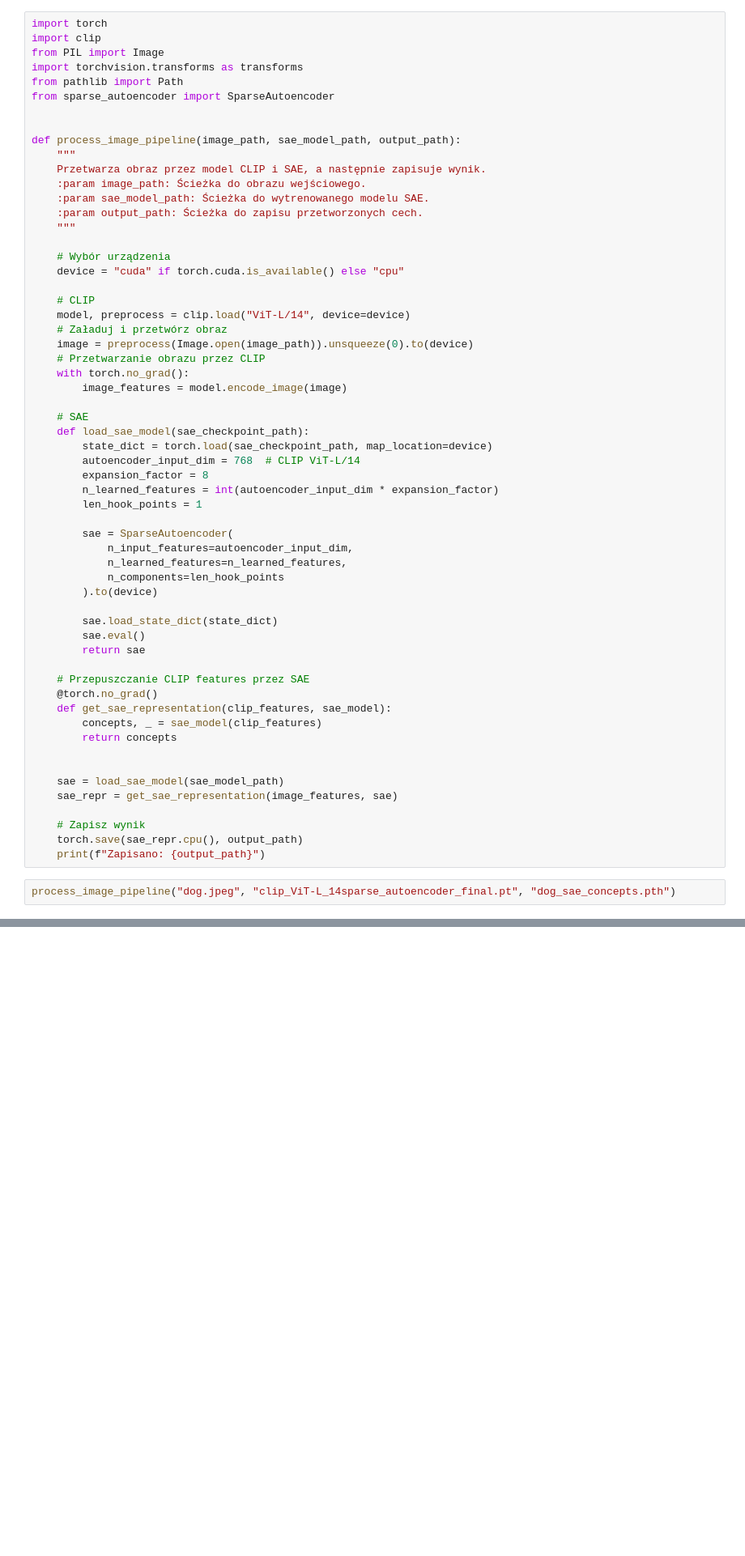
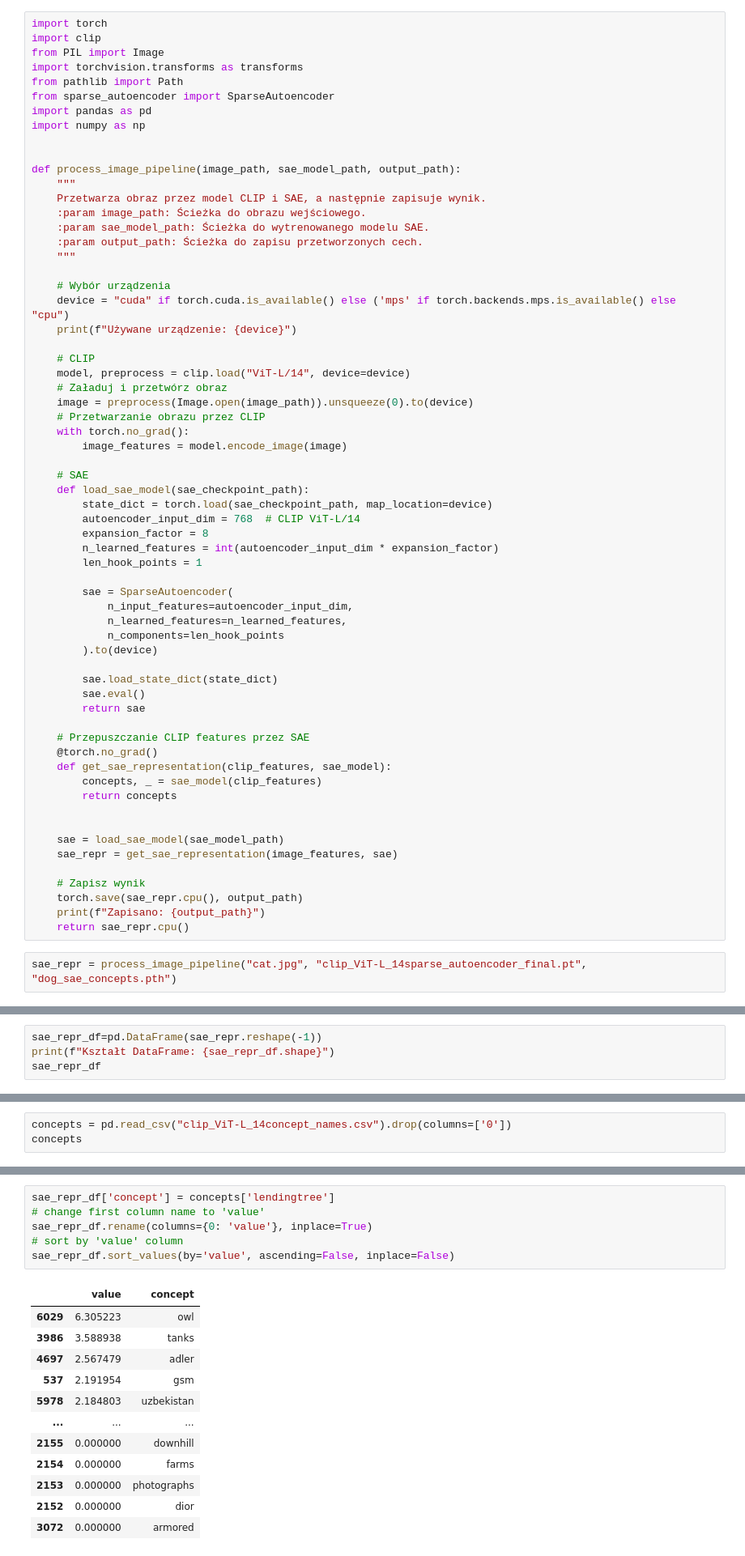
Before and after one commit to fantasy2fry/WB-SAE-CBM, a Jupyter notebook: src/initial_pipeline_clip_sae.ipynb, the cells around one changed output, grey strips where cells are left out. Shown: that part at 81% size. Drawn from its saved outputs; the diff is of its cells as text; blank space fills up the shorter version.

Commit message:
pipeline done

```diff
--- a/src/initial_pipeline_clip_sae.ipynb
+++ b/src/initial_pipeline_clip_sae.ipynb
@@ -5,6 +5,8 @@ from PIL import Image
 import torchvision.transforms as transforms
 from pathlib import Path
 from sparse_autoencoder import SparseAutoencoder
+import pandas as pd
+import numpy as np
 
 
 def process_image_pipeline(image_path, sae_model_path, output_path):
@@ -16,7 +18,8 @@ def process_image_pipeline(image_path, sae_model_path, output_path):
     """
 
     # Wybór urządzenia
-    device = "cuda" if torch.cuda.is_available() else "cpu"
+    device = "cuda" if torch.cuda.is_available() else ('mps' if torch.backends.mps.is_available() else "cpu")
+    print(f"Używane urządzenie: {device}")
 
     # CLIP
     model, preprocess = clip.load("ViT-L/14", device=device)
@@ -57,6 +60,7 @@ def process_image_pipeline(image_path, sae_model_path, output_path):
     # Zapisz wynik
     torch.save(sae_repr.cpu(), output_path)
     print(f"Zapisano: {output_path}")
+    return sae_repr.cpu()
 # %%
-process_image_pipeline("dog.jpeg", "clip_ViT-L_14sparse_autoencoder_final.pt", "dog_sae_concepts.pth")
+sae_repr = process_image_pipeline("cat.jpg", "clip_ViT-L_14sparse_autoencoder_final.pt", "dog_sae_concepts.pth")
 # %% [output]
@@ -63,0 +75,4 @@ Zapisano: dog_sae_concepts.pth
+# %%
+sae_repr_df=pd.DataFrame(sae_repr.reshape(-1))
+print(f"Kształt DataFrame: {sae_repr_df.shape}")
+sae_repr_df
@@ -63,0 +94,3 @@ Zapisano: dog_sae_concepts.pth
+# %%
+concepts = pd.read_csv("clip_ViT-L_14concept_names.csv").drop(columns=['0'])
+concepts
@@ -63,0 +111,19 @@ Zapisano: dog_sae_concepts.pth
+# %%
+sae_repr_df['concept'] = concepts['lendingtree']
+# change first column name to 'value'
+sae_repr_df.rename(columns={0: 'value'}, inplace=True)
+# sort by 'value' column
+sae_repr_df.sort_values(by='value', ascending=False, inplace=False)
+# %% [output]
+|  | value | concept |
+| 6029 | 6.305223 | owl |
+| 3986 | 3.588938 | tanks |
+| 4697 | 2.567479 | adler |
+| 537 | 2.191954 | gsm |
+| 5978 | 2.184803 | uzbekistan |
+| ... | ... | ... |
+| 2155 | 0.000000 | downhill |
+| 2154 | 0.000000 | farms |
+| 2153 | 0.000000 | photographs |
+| 2152 | 0.000000 | dior |
+| 3072 | 0.000000 | armored |
```
Also changed, not shown: parts of 6 cells of this notebook.
